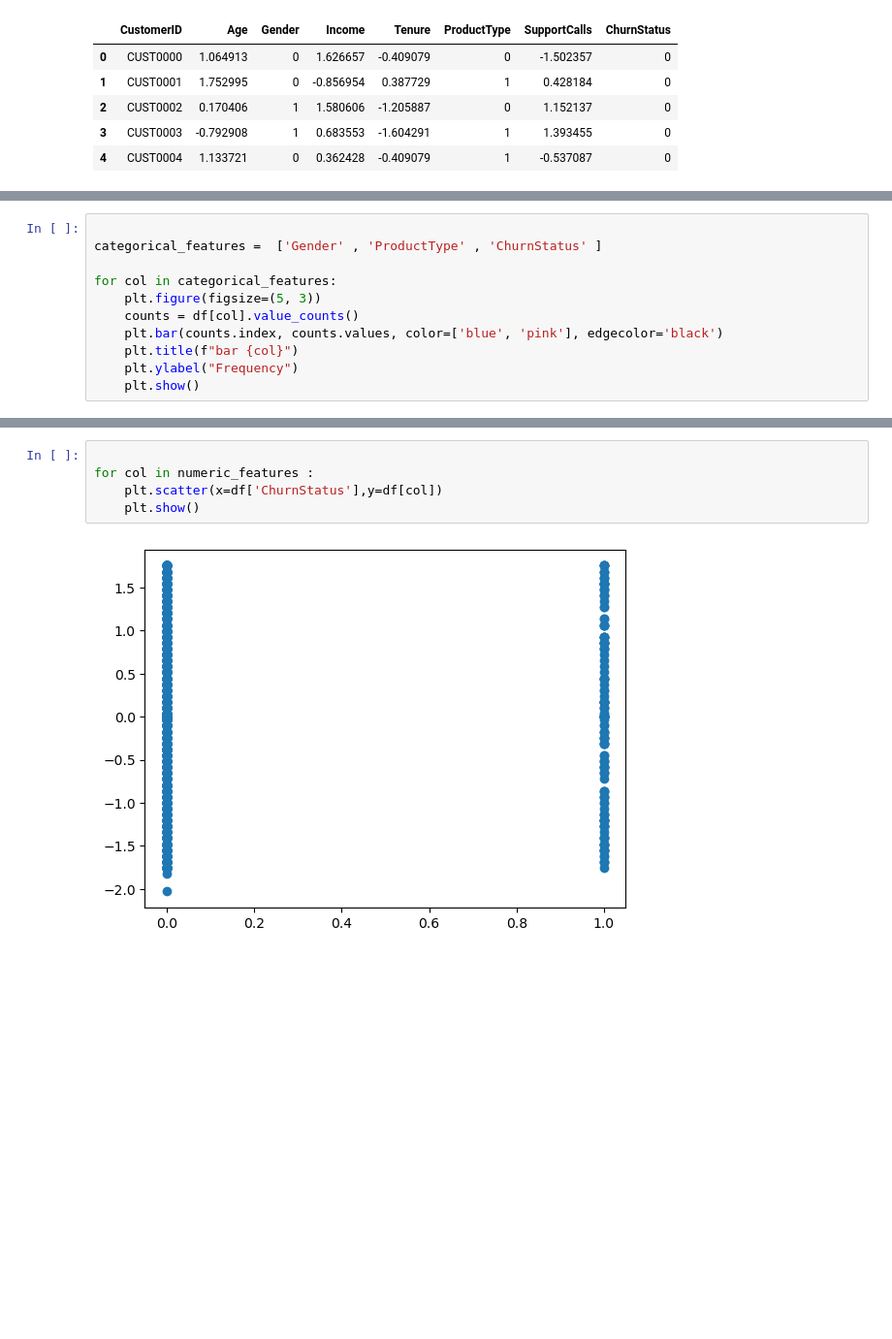
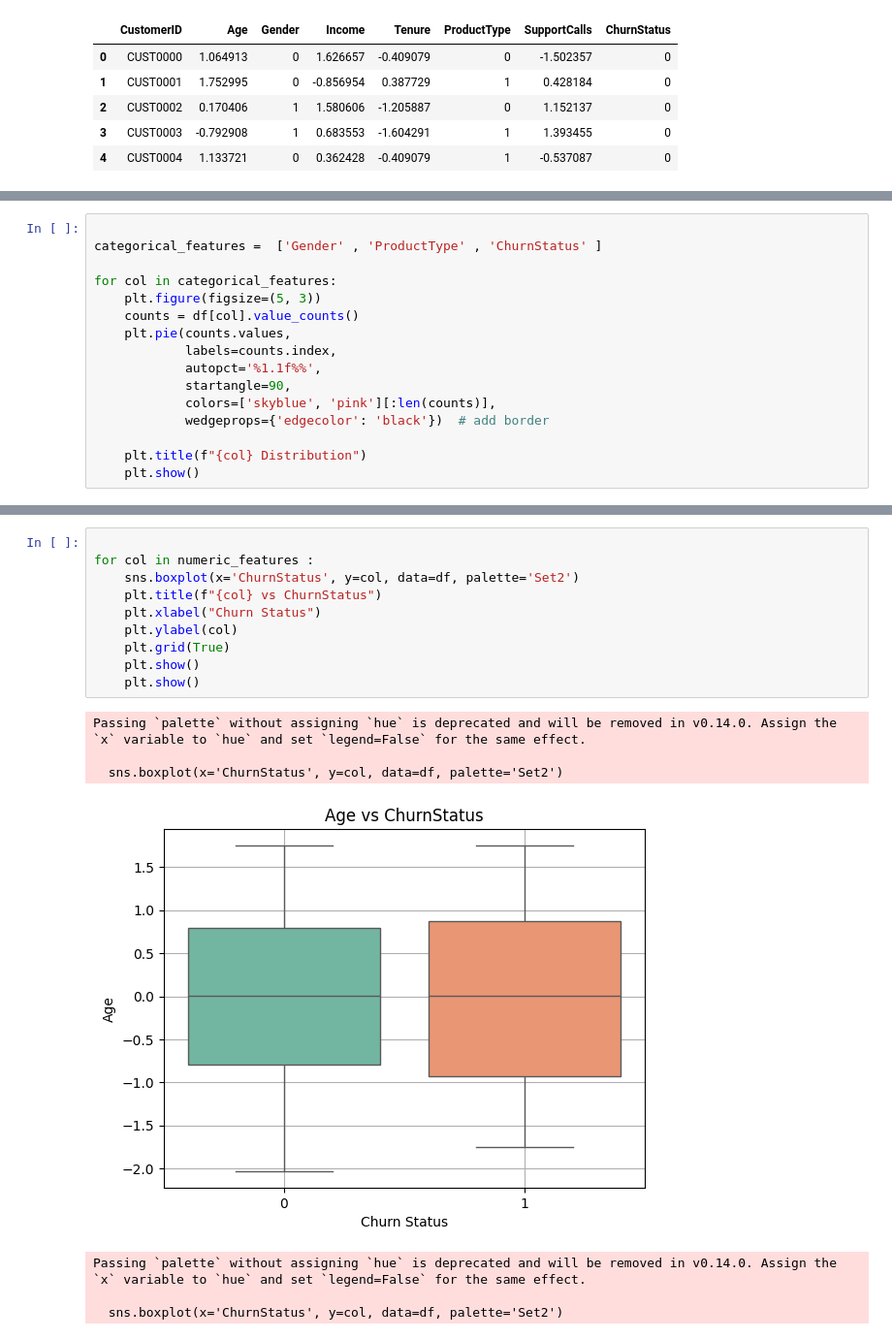
Before and after one commit to Anasbarghouthi/machine-learning, a Jupyter notebook: Assignment.ipynb, the cells around one changed output, grey strips where cells are left out. Shown: that part at 97% size. Drawn from its saved outputs; the diff is of its cells as text; blank space fills up the shorter version.

```diff
--- a/Assignment.ipynb
+++ b/Assignment.ipynb
@@ -163,8 +162,13 @@ categorical_features =  ['Gender' , 'ProductType' , 'ChurnStatus' ]
 for col in categorical_features:
     plt.figure(figsize=(5, 3))
     counts = df[col].value_counts()
-    plt.bar(counts.index, counts.values, color=['blue', 'pink'], edgecolor='black')
-    plt.title(f"bar {col}")
-    plt.ylabel("Frequency")
+    plt.pie(counts.values,
+            labels=counts.index,
+            autopct='%1.1f%%',
+            startangle=90,
+            colors=['skyblue', 'pink'][:len(counts)],
+            wedgeprops={'edgecolor': 'black'})  # add border
+
+    plt.title(f"{col} Distribution")
     plt.show()
 # %% [output]
@@ -174,7 +178,18 @@ for col in categorical_features:
 # %%
 
 for col in numeric_features :
-    plt.scatter(x=df['ChurnStatus'],y=df[col])
+    sns.boxplot(x='ChurnStatus', y=col, data=df, palette='Set2')
+    plt.title(f"{col} vs ChurnStatus")
+    plt.xlabel("Churn Status")
+    plt.ylabel(col)
+    plt.grid(True)
     plt.show()
+    plt.show()
 # %% [output]
+Passing `palette` without assigning `hue` is deprecated and will be removed in v0.14.0. Assign the `x` variable to `hue` and set `legend=False` for the same effect.
+
+  sns.boxplot(x='ChurnStatus', y=col, data=df, palette='Set2')
-[figure, old version]
+[figure, new version]
+Passing `palette` without assigning `hue` is deprecated and will be removed in v0.14.0. Assign the `x` variable to `hue` and set `legend=False` for the same effect.
+
+  sns.boxplot(x='ChurnStatus', y=col, data=df, palette='Set2')
```
Also changed, not shown: parts of 9 cells of this notebook, 1 other file.
